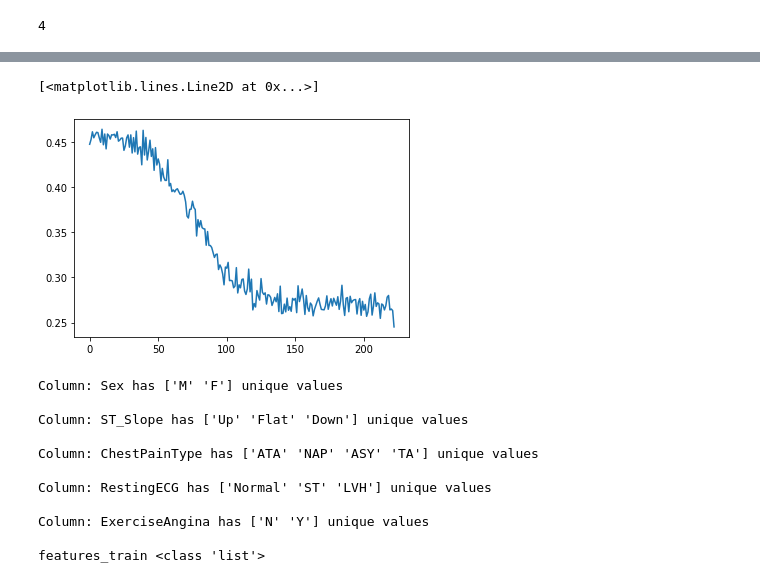
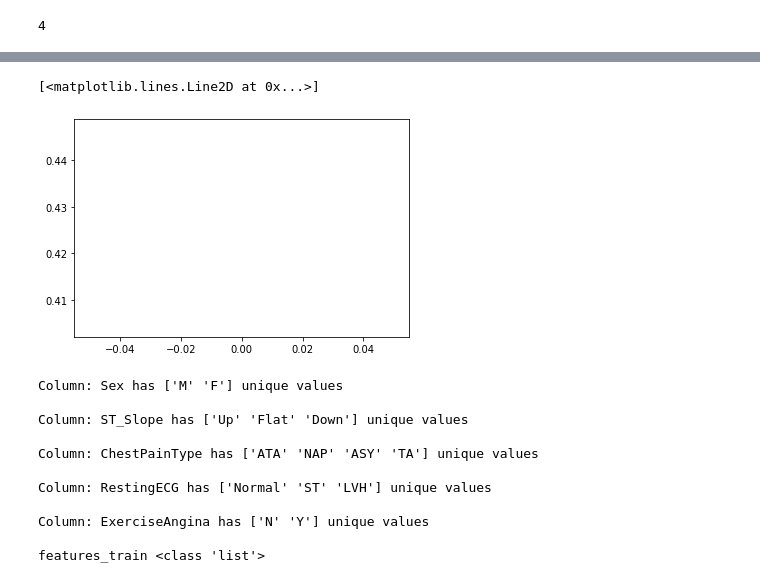
Before and after one commit to cemeterysummoning/fruse, a Jupyter notebook: FINAL_NOTEBOOK.ipynb, the cells around one changed output, grey strips where cells are left out. Drawn from its saved outputs; the diff is of its cells as text; code cells hidden in the pictures.

```diff
--- a/FINAL_NOTEBOOK.ipynb
+++ b/FINAL_NOTEBOOK.ipynb
@@ -190,9 +192,9 @@ Iteration 222: ([0.9185168642590449, 6.467017736846851], 0.24509999999999996)
 # %%
-x = [cost for cost in costs]
-y = [i for i in range(len(x))]
+# x = [cost for cost in costs]
+# y = [i for i in range(len(x))]
 
-plt.plot(y, x)
+# plt.plot(y, x)
 # %% [output]
 [<matplotlib.lines.Line2D at 0x...>]
-[figure, old version]
+[figure, new version]
 # %%
```
Also changed, not shown: parts of 4 cells of this notebook.
